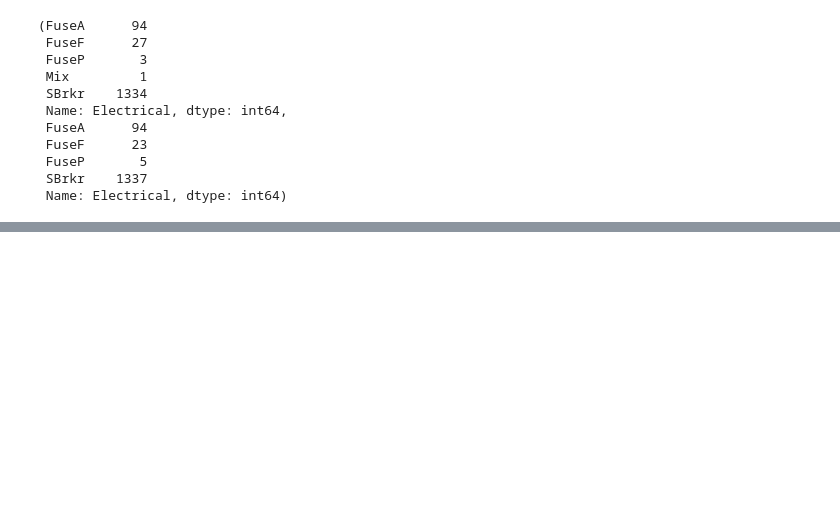
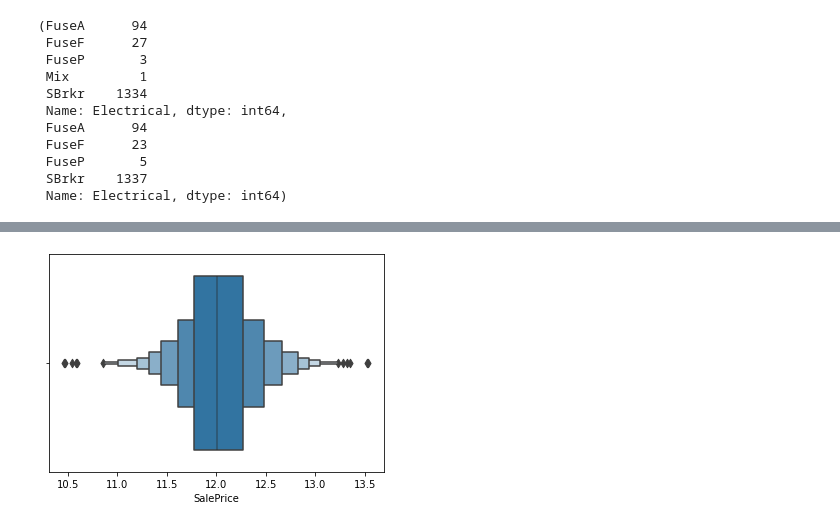
Before and after one commit to Armenian-Data-Science-Community/house-price-prediction, a Jupyter notebook: notebooks/eda.ipynb, the cells around one changed output, grey strips where cells are left out. Drawn from its saved outputs; the diff is of its cells as text; code cells hidden in the pictures; blank space fills up the shorter version.

```diff
--- a/notebooks/eda.ipynb
+++ b/notebooks/eda.ipynb
@@ -206,0 +191,4 @@ data[data.ds=='']
+# %%
+sns.boxenplot(x=np.log(data[data.ds=='train'][target_columns]));
+# %% [output]
+[figure, added]
```
Also changed, not shown: parts of 7 cells of this notebook, 4 other files.
